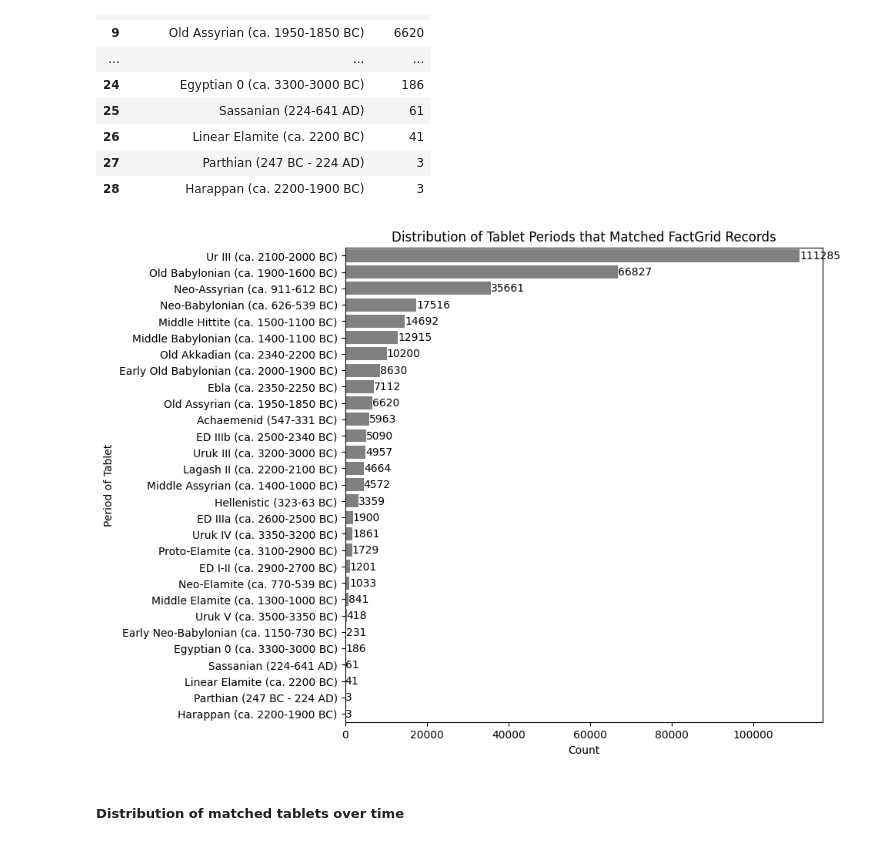
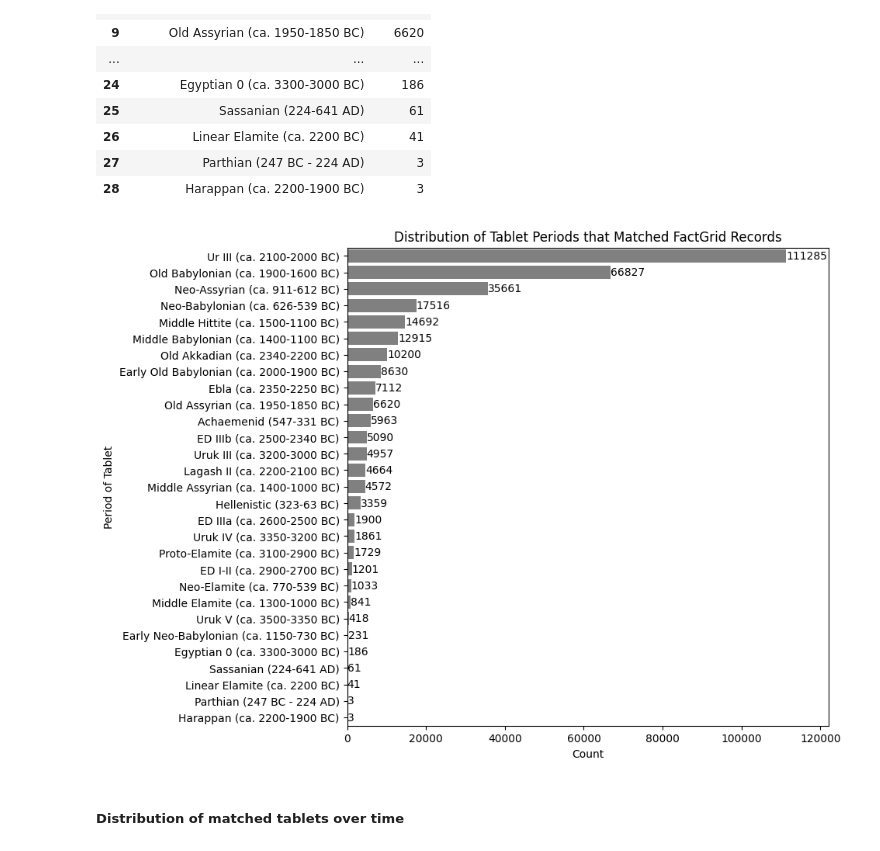
Before and after one commit to ancient-world-citation-analysis/CDLI2LoD, a Jupyter notebook: cdli_cat.ipynb, the cells around one changed output. Drawn from its saved outputs; the diff is of its cells as text; code cells hidden in the pictures.

```diff
--- a/cdli_cat.ipynb
+++ b/cdli_cat.ipynb
@@ -786,7 +790,7 @@ for index in range(len(mat_df['material'])):
 
   # check for uncertainty
   if '?' in first_m:
-    P155_mat += ['P155']
+    P155_mat += ['Q22757']
     first_m = first_m.replace('?', '')
   else:
     P155_mat += ['']
@@ -1214,0 +1464,20 @@ no_museum_df
+# %%
+unmatched_collections = collection_df.iloc[no_match_indices_collection]['cdli_dump_collection']
+unmatched_collections_clean = []
+
+for c in unmatched_collections:
+  # we only consider the non-empty ones
+  if (c != '') & (c != '-'):
+    # remove the unceratinty marks
+    c = c.replace('?', '').rstrip()
+
+    # split a multi statement, if yes
+    lst = c.split('; ')
+
+    unmatched_collections_clean += lst
+
+# remove the space attached to some entries which are resulted from splitting by ;
+unmatched_collections_clean = [x.rstrip() for x in unmatched_collections_clean]
+
+
+pd.unique(pd.Series(unmatched_collections_clean))
@@ -1410,19 +1763,0 @@ cdli_cat_df.loc[4196, 'period']
-# %%
-period = []
-period_qid = []
-period_wikidata_URI = []
-P155_period = [] # when there's a question mark
-other_possible_period = [] # when there are multiple estimations of period
-no_match_indices_period = [] # index of the row if there's no match
-index = 4196
-p = period_df['cdli_dump_period'][index]
-lst = p.replace(',', ';').replace('or', ';').split(';')
-first_p = lst[0].rstrip()
-
-if '?' in first_p:
-    P155_period += ['P155']
-    first_p = first_p.replace('?', '')
-else:
-    P155_period += ['']
-
-first_p
@@ -1450,7 +1783,7 @@ for index in range(len(period_df['cdli_dump_period'])):
 
   # check for uncertainty
   if '?' in first_p:
-    P155_period += ['P155']
+    P155_period += ['Q22757']
     first_p = first_p.replace('?', '').rstrip()
   else:
     P155_period += ['']
@@ -1581,13 +1914,14 @@ matched_period_counts
 # %%
 plt.figure(figsize = (8, 8))
 ax = sns.barplot(data = matched_period_counts, y = 'period', x = 'count',
                  color = 'grey')
 ax.bar_label(ax.containers[0], fmt = '%g')
+plt.xlim((0, 122000))
 plt.xlabel('Count')
 plt.ylabel('Period of Tablet')
 plt.title('Distribution of Tablet Periods that Matched FactGrid Records');
 # %% [output]
-[figure, old version]
+[figure, new version]
 # %% [markdown]
 ##### Distribution of matched tablets over time
 # %%
```
Also changed, not shown: parts of 52 cells of this notebook.
